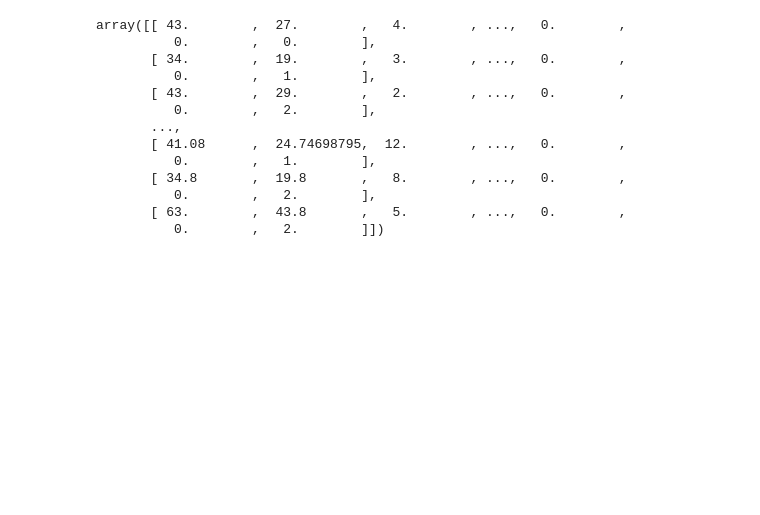
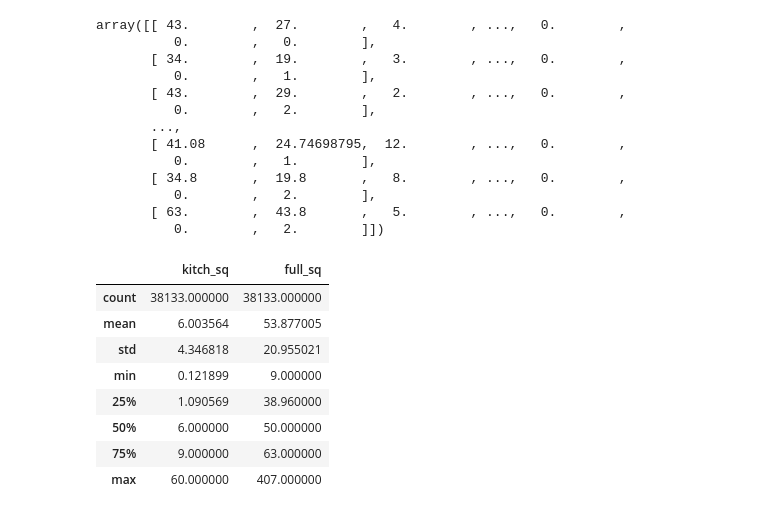
Before and after one commit to bhavesh0009/Sberbank-Russian-Housing-Market, a Jupyter notebook: withCleanScriptXGBboost.ipynb, the cells around one changed output. Drawn from its saved outputs; the diff is of its cells as text; code cells hidden in the pictures; blank space fills up the shorter version.

```diff
--- a/withCleanScriptXGBboost.ipynb
+++ b/withCleanScriptXGBboost.ipynb
@@ -46,9 +46,6 @@ all_data.loc[((all_data["full_sq"]<=6) | (all_data["full_sq"]>300)) & (all_data.
 
 all_data.drop("full_sq_median", axis=1, inplace=True)
 all_data.drop("full_sq_mean", axis=1, inplace=True)
-
-all_data['rel_floor'] = all_data['floor'] / all_data['max_floor'].astype(float)
-all_data['rel_kitch_sq'] = all_data['kitch_sq'] / all_data['full_sq'].astype(float)
 
 # Remove timestamp column (may overfit the model in train)
 all_data.drop(['timestamp', 'timestamp_macro'], axis=1, inplace=True)
@@ -100,13 +97,29 @@ all_data.loc[(all_data.build_year<1950) | (all_data.build_year>2020) , "build_ye
 all_data.drop(['byear_mean'], axis=1, inplace=True)
 
 # cleaning num_room
-all_data['apartment_name'] = pd.factorize(all_data.sub_area + all_data['metro_km_avto'].astype(str))[0]
 g_Apartment_col=all_data.groupby('apartment_name')['num_room'].agg(['median']).reset_index()
 g_Apartment_col.columns= ['apartment_name','nrmedian']
 all_data=pd.merge(all_data, g_Apartment_col, how='left', on='apartment_name')
 all_data.loc[((all_data.num_room>=7) & (all_data.full_sq<100)) | (all_data.num_room==0) | (all_data.num_room.isnull()),"num_room"]=all_data[((all_data.num_room>=7) & (all_data.full_sq<100)) | (all_data.num_room==0) | (all_data.num_room.isnull())].nrmedian
+all_data.drop(['nrmedian'], axis=1, inplace=True)
+
+all_data['rel_kitch_sq'] = all_data['kitch_sq'] / all_data['life_sq'].astype(float)
+
+
+# cleaning kitch_sq
+g_Apartment_col=all_data.groupby('apartment_name')['rel_kitch_sq'].agg(['median']).reset_index()
+g_Apartment_col.columns= ['apartment_name','rksmedian']
+all_data=pd.merge(all_data, g_Apartment_col, how='left', on='apartment_name')
+all_data.loc[((all_data.rel_kitch_sq>1) | (all_data.kitch_sq==0) |(all_data.kitch_sq>60) | (all_data.kitch_sq.isnull())) & (all_data.apartment_count>=5),"kitch_sq" ]=all_data[((all_data.rel_kitch_sq>1) | (all_data.kitch_sq==0) |(all_data.kitch_sq>60) | (all_data.kitch_sq.isnull())) & (all_data.apartment_count>=5)].life_sq * all_data[((all_data.rel_kitch_sq>1) | (all_data.kitch_sq==0) |(all_data.kitch_sq>60) | (all_data.kitch_sq.isnull())) & (all_data.apartment_count>=5)].rksmedian
+all_data.loc[(all_data.rel_kitch_sq>1) | (all_data.kitch_sq==0) |(all_data.kitch_sq>60) | (all_data.kitch_sq.isnull()),"kitch_sq"]=all_data[(all_data.rel_kitch_sq>1) | (all_data.kitch_sq==0) |(all_data.kitch_sq>60) | (all_data.kitch_sq.isnull())].life_sq * 0.23
+
 all_data.drop(['apartment_name'], axis=1, inplace=True)
-all_data.drop(['nrmedian'], axis=1, inplace=True)
+all_data.drop(['rksmedian'], axis=1, inplace=True)
+
+all_data['rel_floor'] = all_data['floor'] / all_data['max_floor'].astype(float)
+all_data['rel_kitch_sq'] = all_data['kitch_sq'] / all_data['full_sq'].astype(float)
+
+
 factorize = lambda t: pd.factorize(t[1])[0]
 
 df_obj = all_data.select_dtypes(include=['object'])
@@ -229,3 +242,15 @@ array([[ 43.        ,  27.        ,   4.        , ...,   0.        ,
           0.        ,   2.        ],
        [ 63.        ,  43.8       ,   5.        , ...,   0.        ,
           0.        ,   2.        ]])
+# %%
+all_data[['kitch_sq','full_sq']].describe()
+# %% [output]
+|  | kitch_sq | full_sq |
+| count | 38133.000000 | 38133.000000 |
+| mean | 6.003564 | 53.877005 |
+| std | 4.346818 | 20.955021 |
+| min | 0.121899 | 9.000000 |
+| 25% | 1.090569 | 38.960000 |
+| 50% | 6.000000 | 50.000000 |
+| 75% | 9.000000 | 63.000000 |
+| max | 60.000000 | 407.000000 |
```
Also changed, not shown: parts of 7 cells of this notebook, 1 other file.
